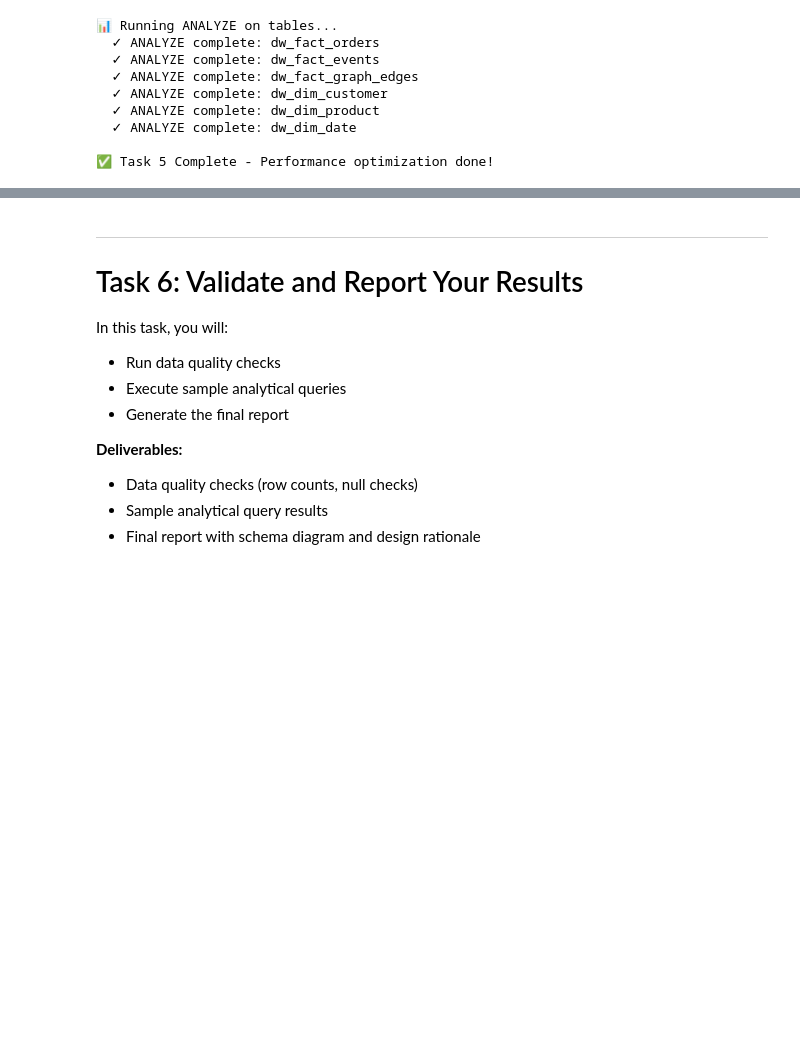
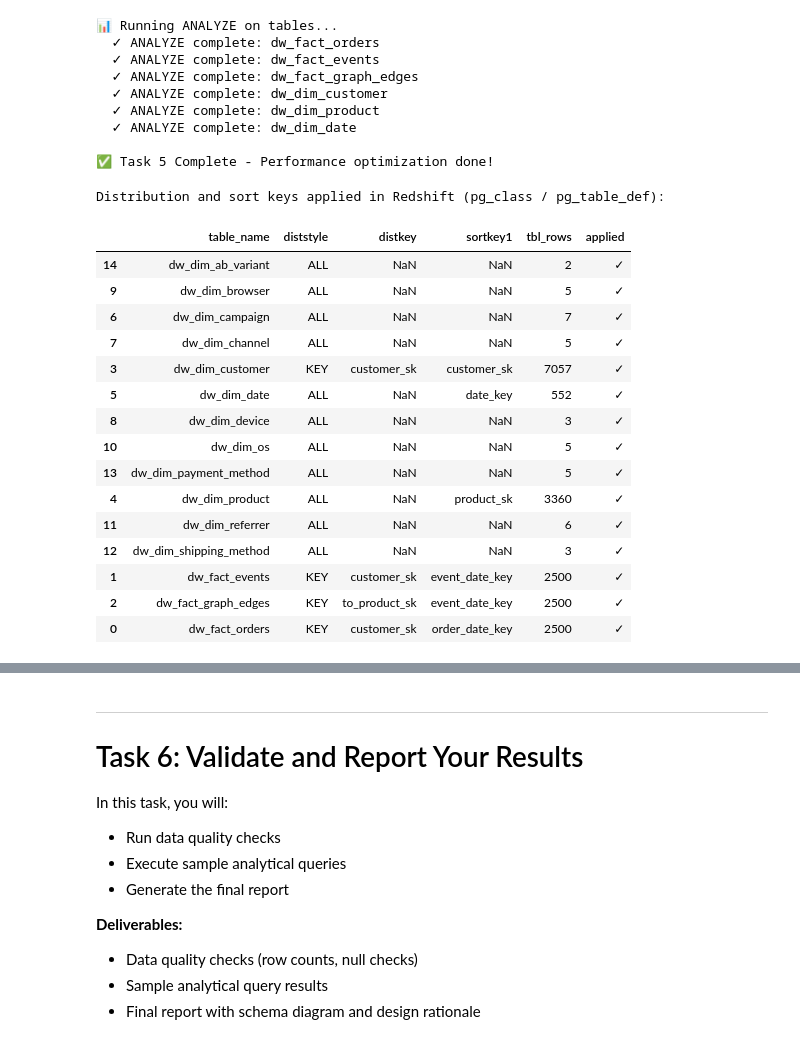
Before and after one commit to mlvectorquest/data-warehouse-on-aws, a Jupyter notebook: starter.ipynb, the cells around one changed output, grey strips where cells are left out. Cells and saved outputs as stored; diff of their text form; code cells hidden in the pictures; blank space fills up the shorter version.

```diff
--- a/starter.ipynb
+++ b/starter.ipynb
@@ -1711,3 +1711,65 @@ print("\n✅ Task 5 Complete - Performance optimization done!")
   ✓ ANALYZE complete: dw_dim_date
 
 ✅ Task 5 Complete - Performance optimization done!
+# %%
+# ========= Verify the distribution and sort keys were applied in Redshift
+print("Distribution and sort keys applied in Redshift (pg_class / pg_table_def):")
+
+# (distribution, first sort key) expected from the DDL; None = no explicit sort key
+EXPECTED_KEYS = {
+    "dw_fact_orders": ("customer_sk", "order_date_key"),
+    "dw_fact_events": ("customer_sk", "event_date_key"),
+    "dw_fact_graph_edges": ("to_product_sk", "event_date_key"),
+    "dw_dim_date": ("ALL", "date_key"),
+    "dw_dim_customer": ("customer_sk", "customer_sk"),
+    "dw_dim_product": ("ALL", "product_sk"),
+}
+# svv_table_info needs elevated rights; pg_class / pg_table_def are readable by normal users
+dist_info = pd.DataFrame(rs_exec("""
+    SELECT c.relname AS table_name,
+           CASE c.reldiststyle WHEN 0 THEN 'EVEN' WHEN 1 THEN 'KEY' WHEN 8 THEN 'ALL'
+                WHEN 10 THEN 'AUTO(ALL)' WHEN 11 THEN 'AUTO(EVEN)' WHEN 12 THEN 'AUTO(KEY)'
+                ELSE 'OTHER' END AS diststyle
+    FROM pg_class c JOIN pg_namespace n ON n.oid = c.relnamespace
+    WHERE n.nspname = 'public' AND LEFT(c.relname, 3) = 'dw_' AND c.relkind = 'r'
+""", return_results=True))
+key_info = pd.DataFrame(rs_exec("""
+    SELECT tablename AS table_name,
+           MAX(CASE WHEN distkey THEN "column" END) AS distkey,
+           MAX(CASE WHEN sortkey = 1 THEN "column" END) AS sortkey1
+    FROM pg_table_def
+    WHERE schemaname = 'public' AND LEFT(tablename, 3) = 'dw_'
+    GROUP BY tablename
+""", return_results=True))
+table_info = dist_info.merge(key_info, on="table_name", how="left").sort_values("table_name")
+table_info["tbl_rows"] = [
+    int(rs_exec(f"SELECT COUNT(*) AS n FROM public.{t}", return_results=True)[0]["n"])
+    for t in table_info["table_name"]
+]
+
+def keys_applied(row):
+    expected_dist, expected_sort = EXPECTED_KEYS.get(row.table_name, ("ALL", None))
+    dist_ok = expected_dist.lower() in (str(row.diststyle) + " " + str(row.distkey)).lower()
+    sort_ok = expected_sort is None or str(row.sortkey1).lower() == expected_sort
+    return "✓" if dist_ok and sort_ok else "✗"
+
+table_info["applied"] = table_info.apply(keys_applied, axis=1)
+display(table_info)
+# %% [output]
+Distribution and sort keys applied in Redshift (pg_class / pg_table_def):
+|  | table_name | diststyle | distkey | sortkey1 | tbl_rows | applied |
+| 14 | dw_dim_ab_variant | ALL | NaN | NaN | 2 | ✓ |
+| 9 | dw_dim_browser | ALL | NaN | NaN | 5 | ✓ |
+| 6 | dw_dim_campaign | ALL | NaN | NaN | 7 | ✓ |
+| 7 | dw_dim_channel | ALL | NaN | NaN | 5 | ✓ |
+| 3 | dw_dim_customer | KEY | customer_sk | customer_sk | 7057 | ✓ |
+| 5 | dw_dim_date | ALL | NaN | date_key | 552 | ✓ |
+| 8 | dw_dim_device | ALL | NaN | NaN | 3 | ✓ |
+| 10 | dw_dim_os | ALL | NaN | NaN | 5 | ✓ |
+| 13 | dw_dim_payment_method | ALL | NaN | NaN | 5 | ✓ |
+| 4 | dw_dim_product | ALL | NaN | product_sk | 3360 | ✓ |
+| 11 | dw_dim_referrer | ALL | NaN | NaN | 6 | ✓ |
+| 12 | dw_dim_shipping_method | ALL | NaN | NaN | 3 | ✓ |
+| 1 | dw_fact_events | KEY | customer_sk | event_date_key | 2500 | ✓ |
+| 2 | dw_fact_graph_edges | KEY | to_product_sk | event_date_key | 2500 | ✓ |
+| 0 | dw_fact_orders | KEY | customer_sk | order_date_key | 2500 | ✓ |
```
Also changed, not shown: parts of 2 cells of this notebook.
